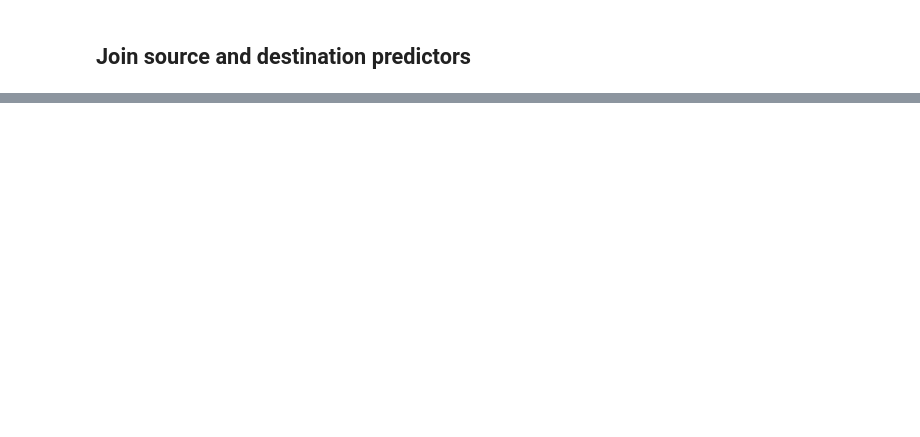
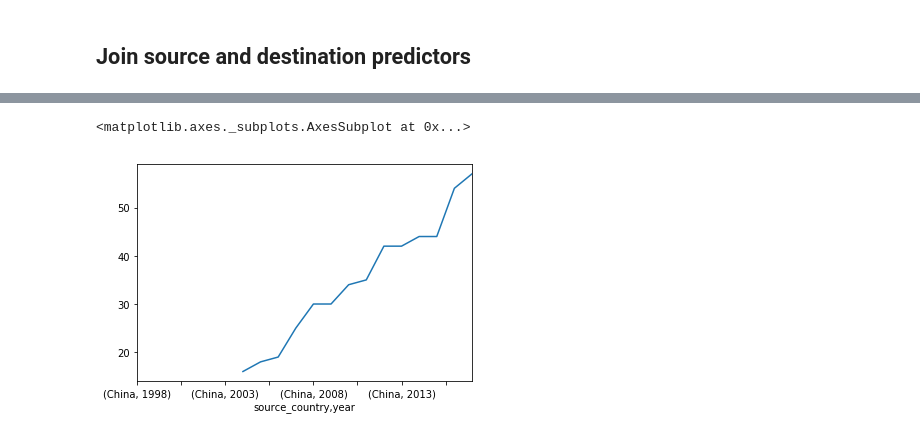
Before and after one commit to Vitaly-Yakutenko/ds_project_2019, a Jupyter notebook: notebooks/Preprocess_destinations_dataset.ipynb, the cells around one changed output, grey strips where cells are left out. Saved outputs shown, nothing was run; the diff lists cells and outputs as text; code cells hidden in the pictures; blank space fills up the shorter version.

```diff
--- a/notebooks/Preprocess_destinations_dataset.ipynb
+++ b/notebooks/Preprocess_destinations_dataset.ipynb
@@ -121,3 +122,8 @@ dataset_df
+# %%
+dataset_df.src_qoe_top500.plot()
+# %% [output]
+<matplotlib.axes._subplots.AxesSubplot at 0x...>
+[figure, added]
 # %%
 table_full_name = '{}.{}'.format('datasets_for_modelling', 'students_by_year_countrly_transformed')
 dataset_df.to_gbq(table_full_name, credentials.project_id, credentials=credentials, if_exists='replace')
```
Also changed, not shown: parts of 8 cells of this notebook.
